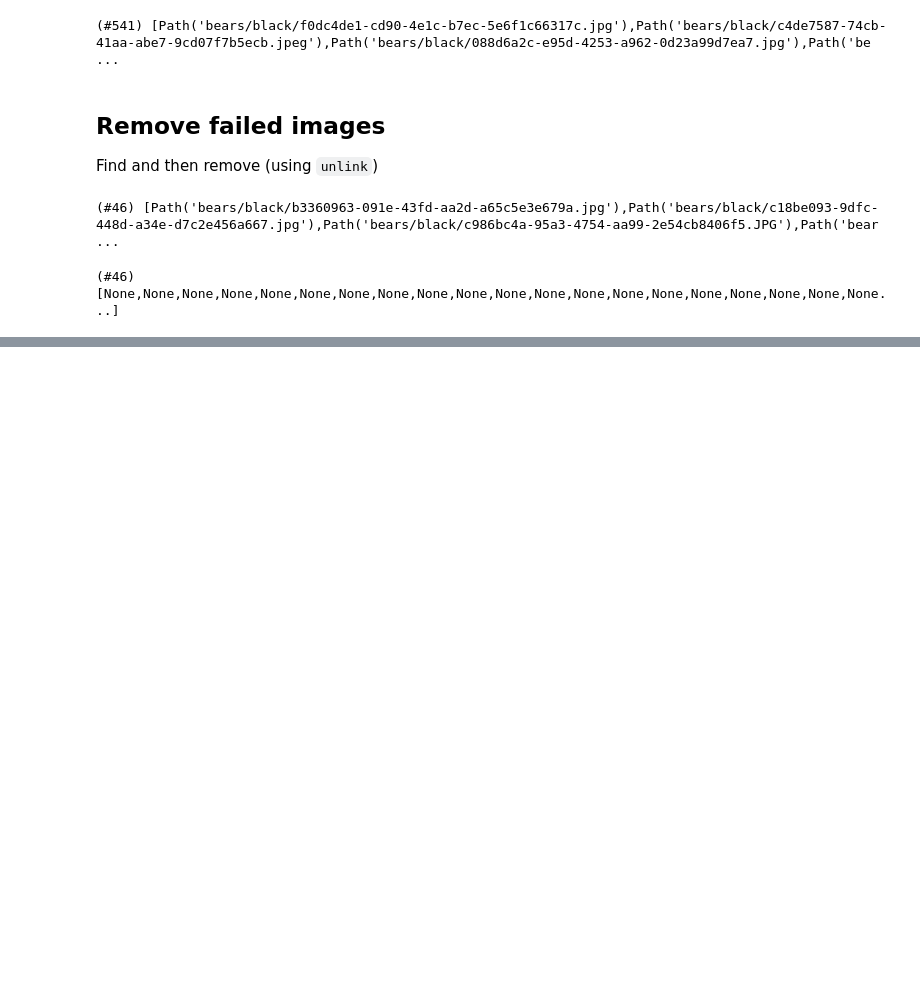
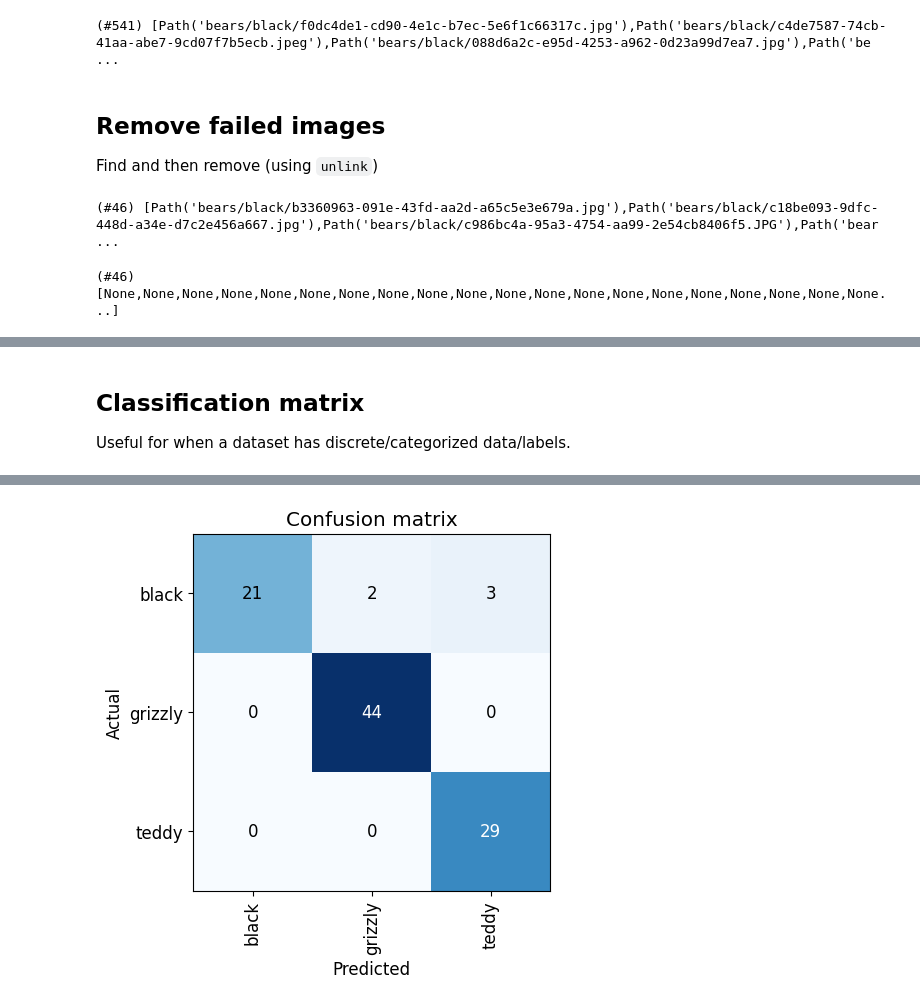
Before and after one commit to ProgramX-NPledger/FastAILearning, a Jupyter notebook: video/chapter-2/chapter-2.ipynb, the cells around one changed output, grey strips where cells are left out. Cells and saved outputs as stored; diff of their text form; code cells hidden in the pictures; blank space fills up the shorter version.

```diff
--- a/video/chapter-2/chapter-2.ipynb
+++ b/video/chapter-2/chapter-2.ipynb
@@ -101,0 +124,5 @@ failed.map(Path.unlink)
+# %%
+bears = bears.new(
+    item_tfms=RandomResizedCrop(224, min_scale=0.5),
+    batch_tfms=aug_transforms())
+dls = bears.dataloaders(path)
@@ -101,0 +131,3 @@ failed.map(Path.unlink)
+# %%
+learn = vision_learner(dls, resnet18, metrics=error_rate)
+learn.fine_tune(4)
@@ -101,0 +143,8 @@ failed.map(Path.unlink)
+# %% [markdown]
+## Classification matrix
+
+Useful for when a dataset has discrete/categorized data/labels.
+# %%
+interp = ClassificationInterpretation.from_learner(learn)
+interp.plot_confusion_matrix()
+# %% [output]
@@ -101,0 +153 @@ failed.map(Path.unlink)
+[figure, added]
```
Also changed, not shown: parts of 16 cells of this notebook.
